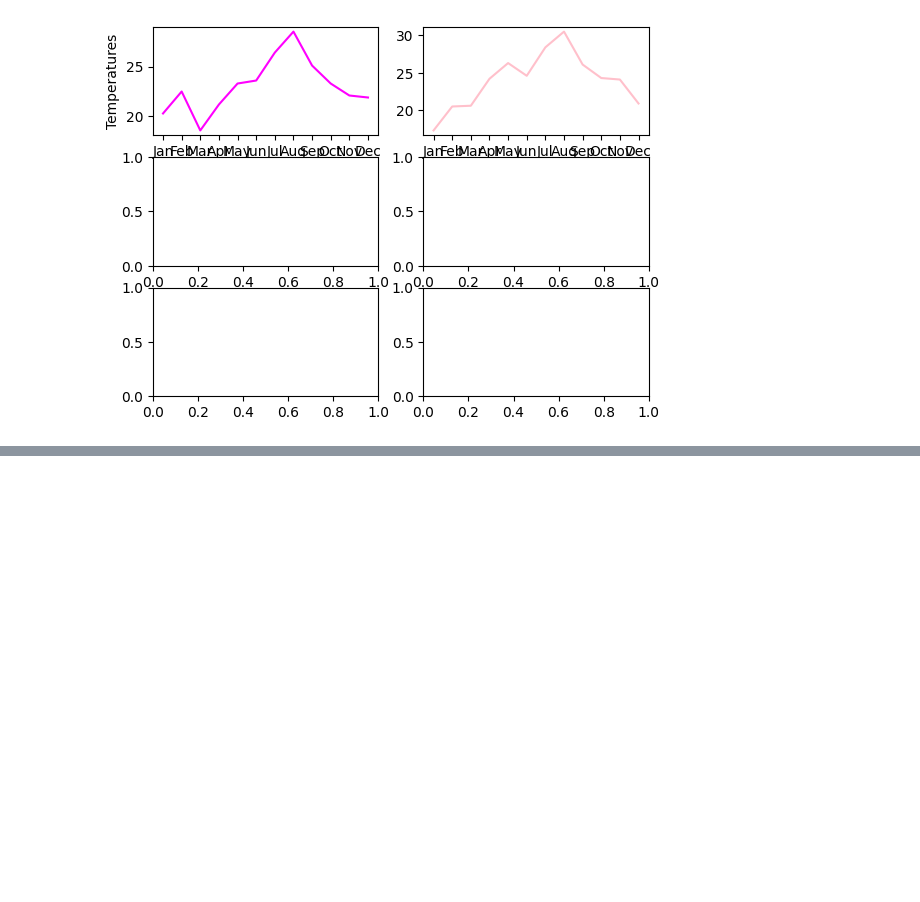
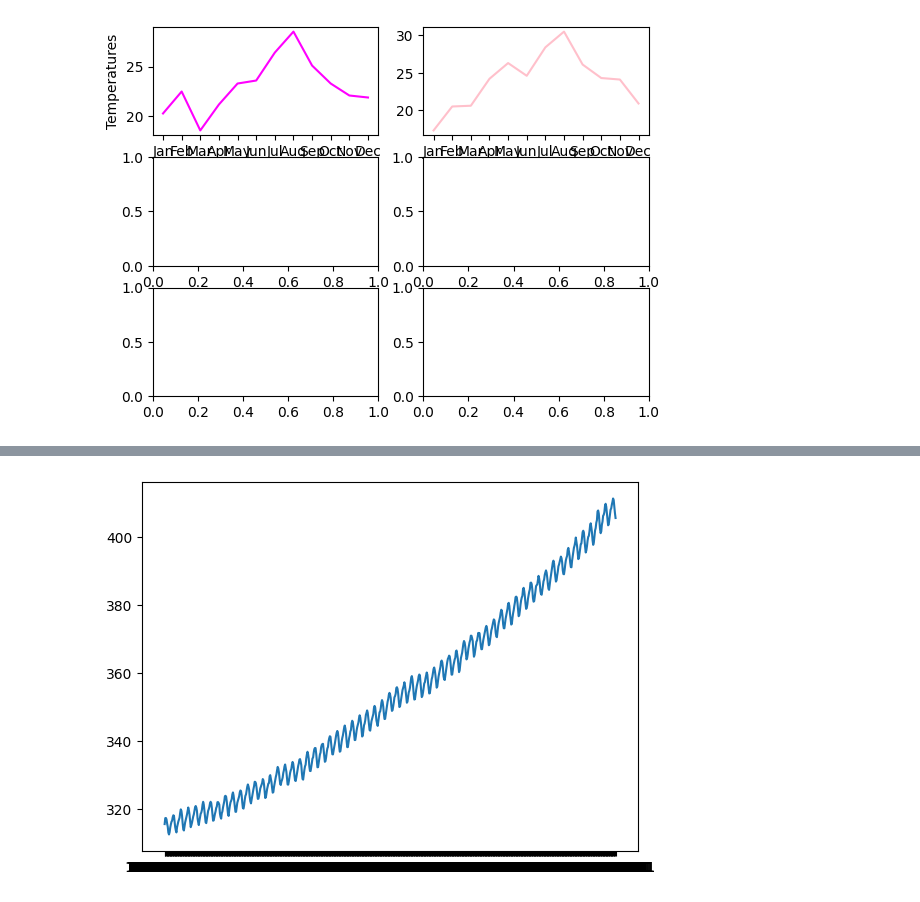
Before and after one commit to hhugoac/PythonForDataScience, a Jupyter notebook: PythonMatplotlib.ipynb, the cells around one changed output, grey strips where cells are left out. Saved outputs shown, nothing was run; the diff lists cells and outputs as text; code cells hidden in the pictures; blank space fills up the shorter version.

Commit message:
Plot imported data Import data from a external csv file and build different plots

```diff
--- a/PythonMatplotlib.ipynb
+++ b/PythonMatplotlib.ipynb
@@ -75,0 +102,7 @@ plt.show()
+# %%
+# Plot Date vs interpolate
+fig, ax = plt.subplots()
+ax.plot(dat_frame_co2['Date'], dat_frame_co2['Interpolated'])
+plt.show()
+# %% [output]
+[figure, added]
```
Also changed, not shown: parts of 9 cells of this notebook, 1 other file.
